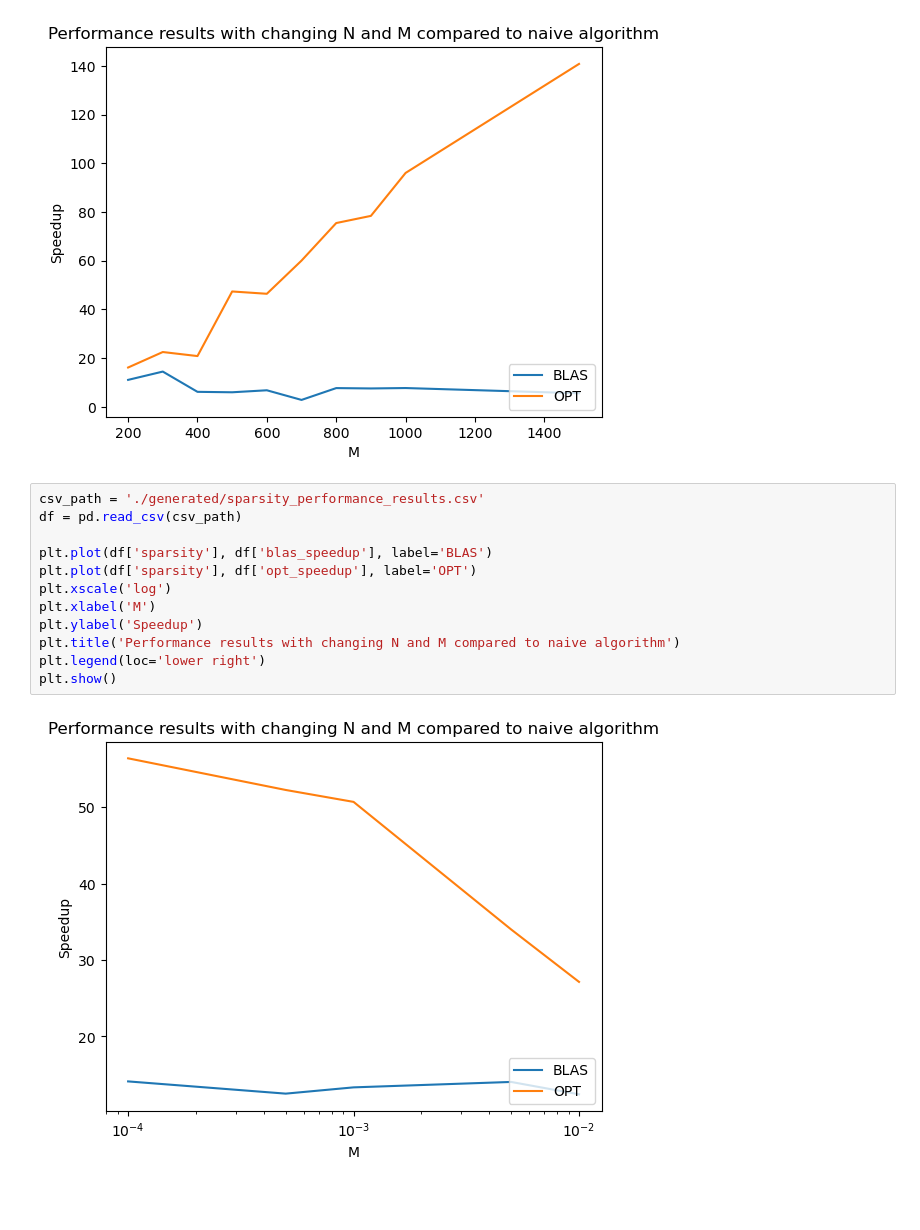
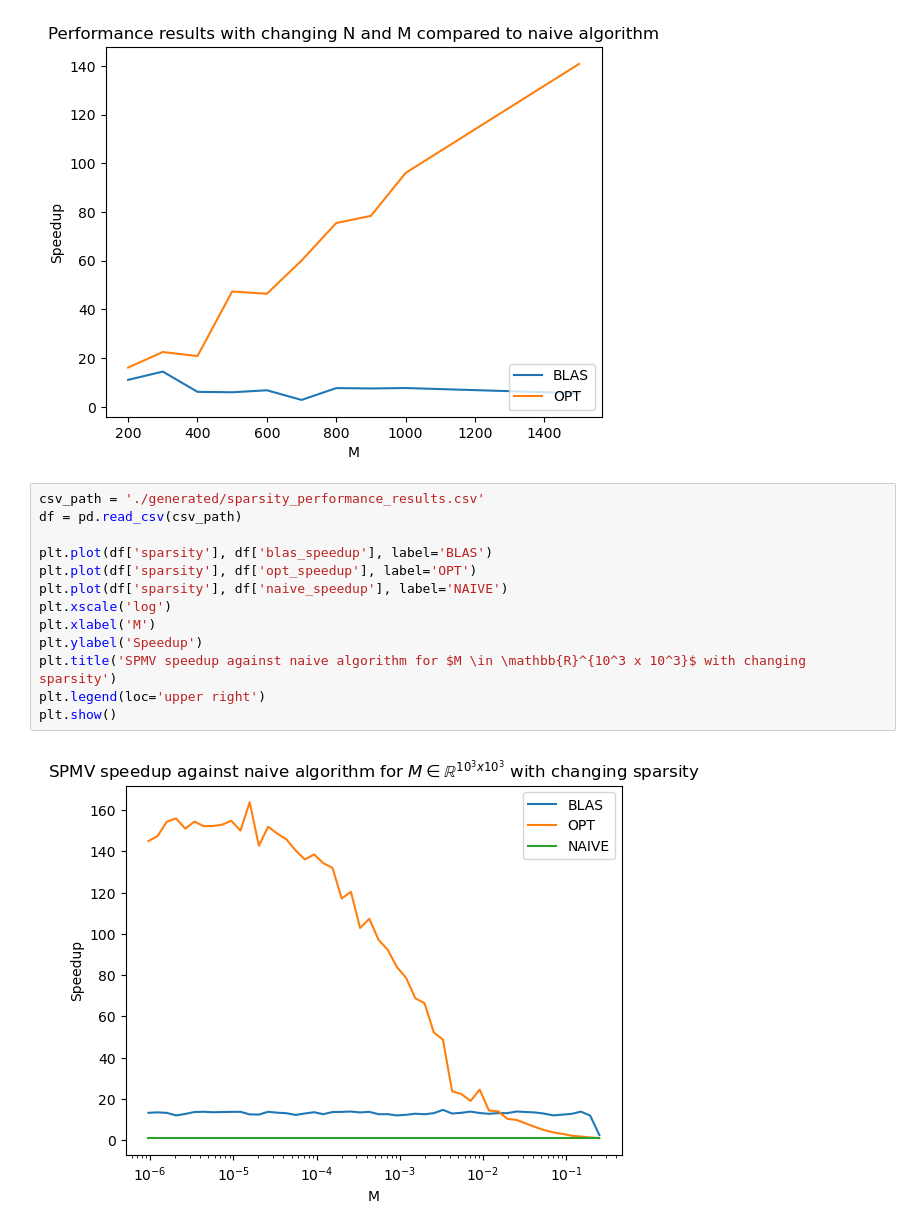
Before and after one commit to Zsivony1es/binsps-matrix-mult, a Jupyter notebook: graphs.ipynb, the cells around one changed output. Saved outputs shown, nothing was run; the diff lists cells and outputs as text; blank space fills up the shorter version.

Commit message:
Add plots

```diff
--- a/graphs.ipynb
+++ b/graphs.ipynb
@@ -40,14 +44,15 @@ plt.show()
 # %%
 csv_path = './generated/sparsity_performance_results.csv'
 df = pd.read_csv(csv_path)
 
 plt.plot(df['sparsity'], df['blas_speedup'], label='BLAS')
 plt.plot(df['sparsity'], df['opt_speedup'], label='OPT')
+plt.plot(df['sparsity'], df['naive_speedup'], label='NAIVE')
 plt.xscale('log')
 plt.xlabel('M')
 plt.ylabel('Speedup')
-plt.title('Performance results with changing N and M compared to naive algorithm')
-plt.legend(loc='lower right')
+plt.title('SPMV speedup against naive algorithm for $M \in \mathbb{R}^{10^3 x 10^3}$ with changing sparsity')
+plt.legend(loc='upper right')
 plt.show()
 # %% [output]
-[figure, old version]
+[figure, new version]
```
Also changed, not shown: parts of 2 cells of this notebook, 11 other files.
